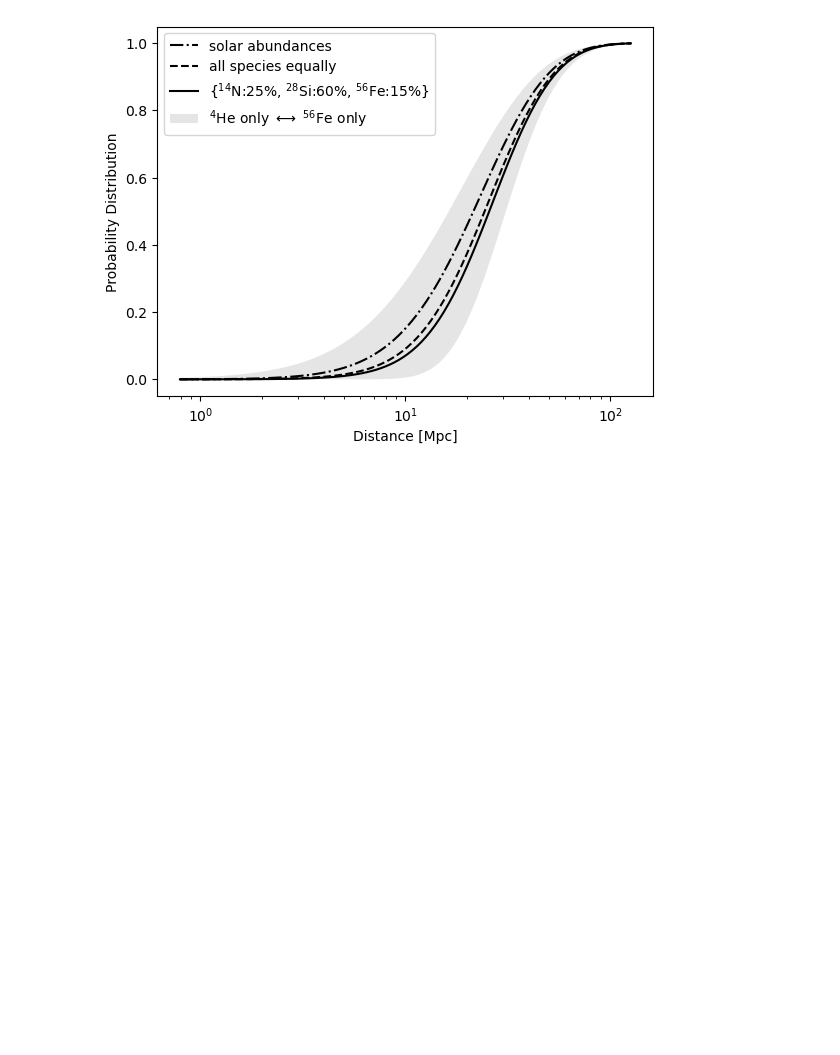
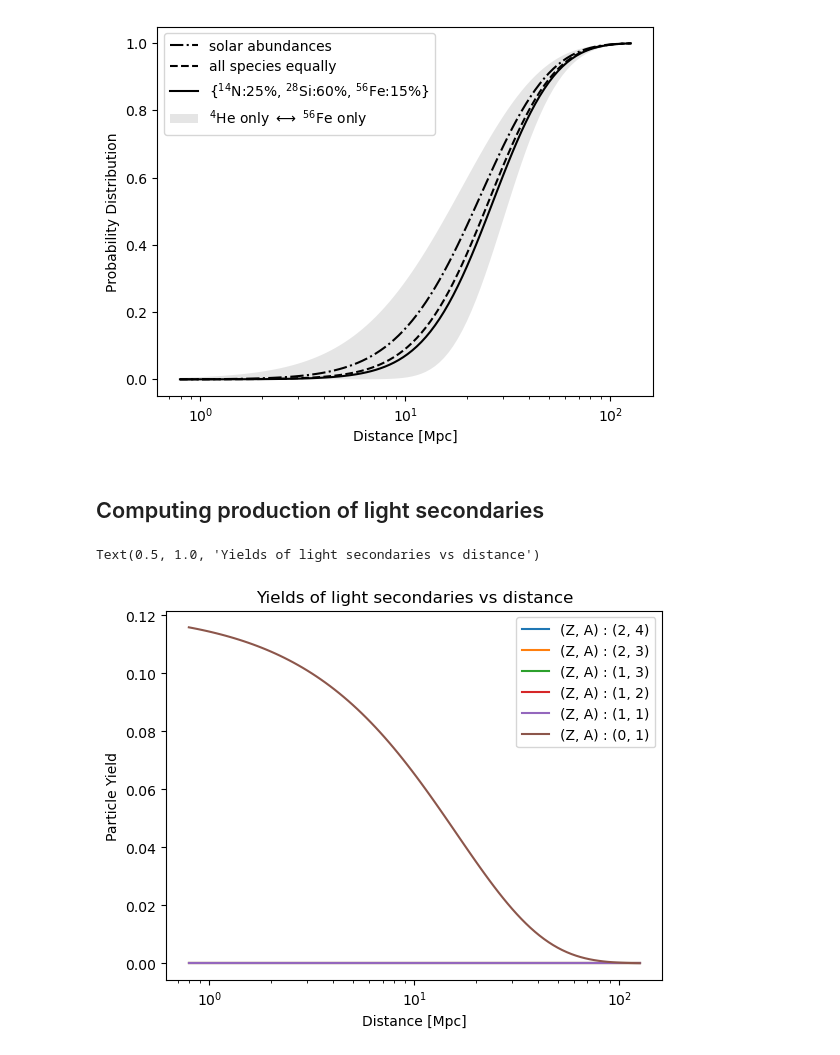
Before and after one commit to mohller/crisp, a Jupyter notebook: examples/Injection_composition.ipynb, the cells around one changed output. Cells and saved outputs as stored; diff of their text form; code cells hidden in the pictures; blank space fills up the shorter version.

Commit message:
Added production of lights in example

```diff
--- a/examples/Injection_composition.ipynb
+++ b/examples/Injection_composition.ipynb
@@ -175,3 +175,21 @@ plt.ylabel('Probability Distribution')
 # %% [output]
 Text(0, 0.5, 'Probability Distribution')
 [figure]
+# %% [markdown]
+## Computing production of light secondaries
+# %%
+light_prods = ic1.light_secondaries_production(distances, alpha, mass_range=mr, boost_range=br, true_range=tr)
+# %%
+daughters = [(2, 4), (2, 3), (1, 3), (1, 2), (1, 1), (0, 1)]
+
+for nuc, particle_yield in zip(daughters, light_prods[:, boostidx]):
+    plt.semilogx(distances, particle_yield, label=f'(Z, A) : {nuc}')
+
+plt.legend()
+
+plt.xlabel('Distance [Mpc]')
+plt.ylabel('Particle Yield')
+plt.title('Yields of light secondaries vs distance')
+# %% [output]
+Text(0.5, 1.0, 'Yields of light secondaries vs distance')
+[figure, added]
```
Also changed, not shown: parts of 1 cell of this notebook.
